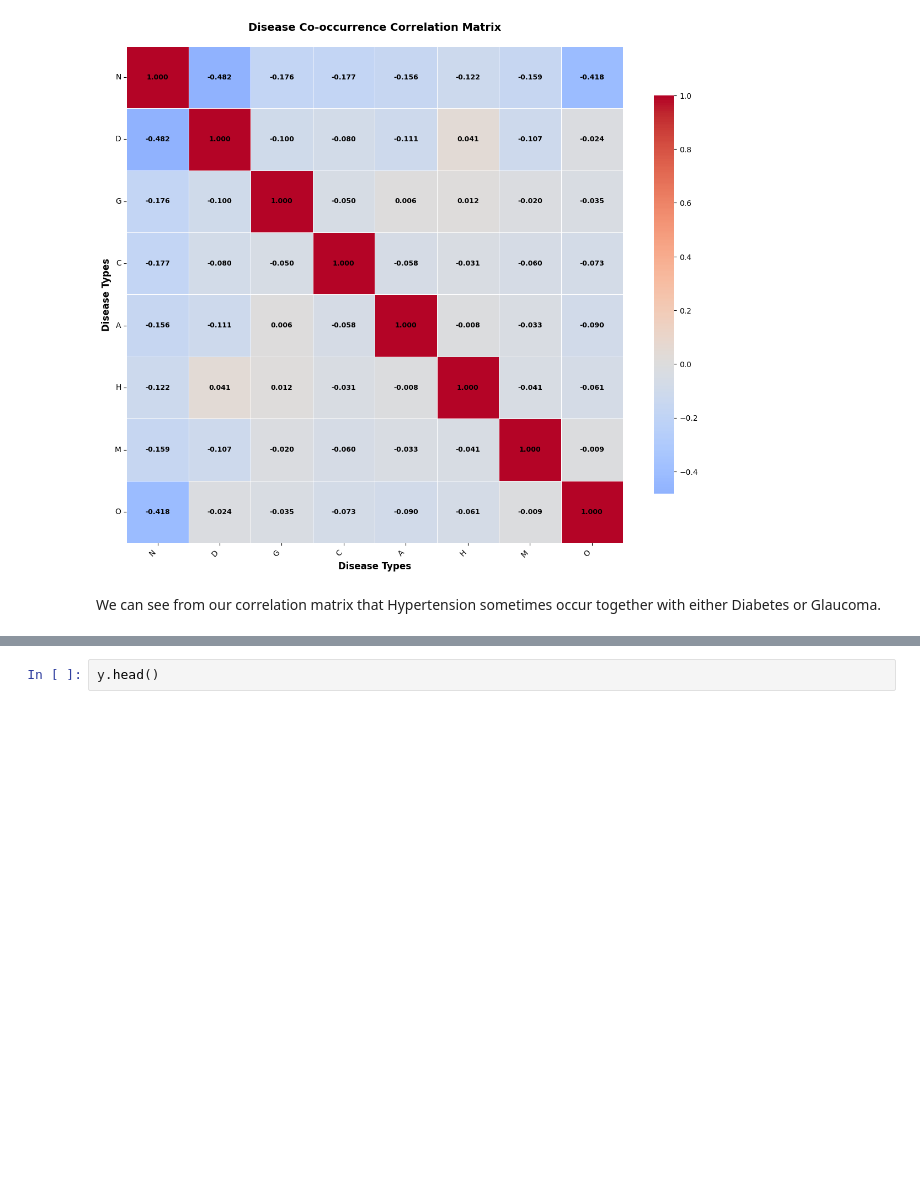
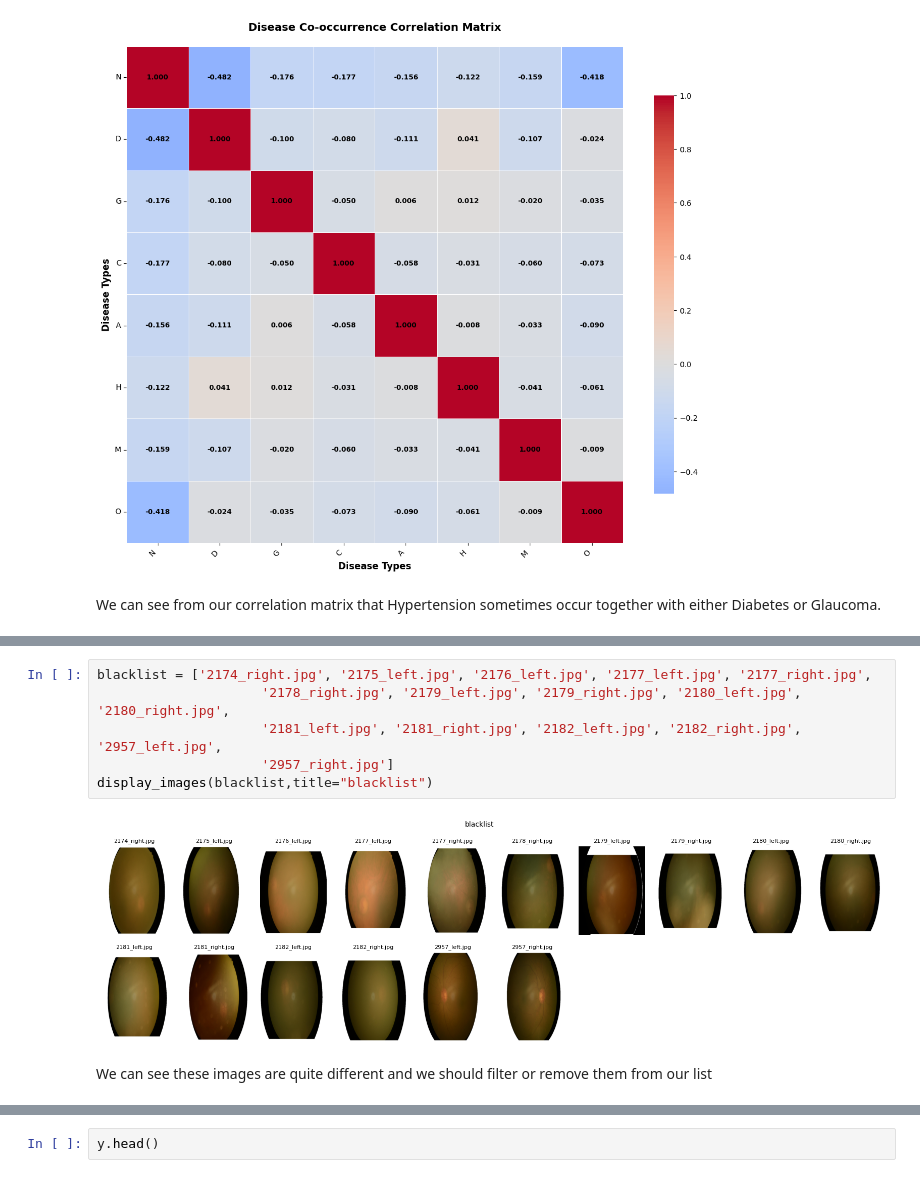
Before and after one commit to raymondsamalo/odir-200226, a Jupyter notebook: eda.ipynb, the cells around one changed output, grey strips where cells are left out. Cells and saved outputs as stored; diff of their text form; blank space fills up the shorter version.

```diff
--- a/eda.ipynb
+++ b/eda.ipynb
@@ -250,0 +318,10 @@ We can see from our correlation matrix that Hypertension sometimes occur togethe
+# %%
+blacklist = ['2174_right.jpg', '2175_left.jpg', '2176_left.jpg', '2177_left.jpg', '2177_right.jpg',
+                     '2178_right.jpg', '2179_left.jpg', '2179_right.jpg', '2180_left.jpg', '2180_right.jpg',
+                     '2181_left.jpg', '2181_right.jpg', '2182_left.jpg', '2182_right.jpg', '2957_left.jpg',
+                     '2957_right.jpg']
+display_images(blacklist,title="blacklist")
+# %% [output]
+[figure, added]
+# %% [markdown]
+We can see these images are quite different and we should filter or remove them from our list
```
Also changed, not shown: parts of 28 cells of this notebook, 10 other files.
